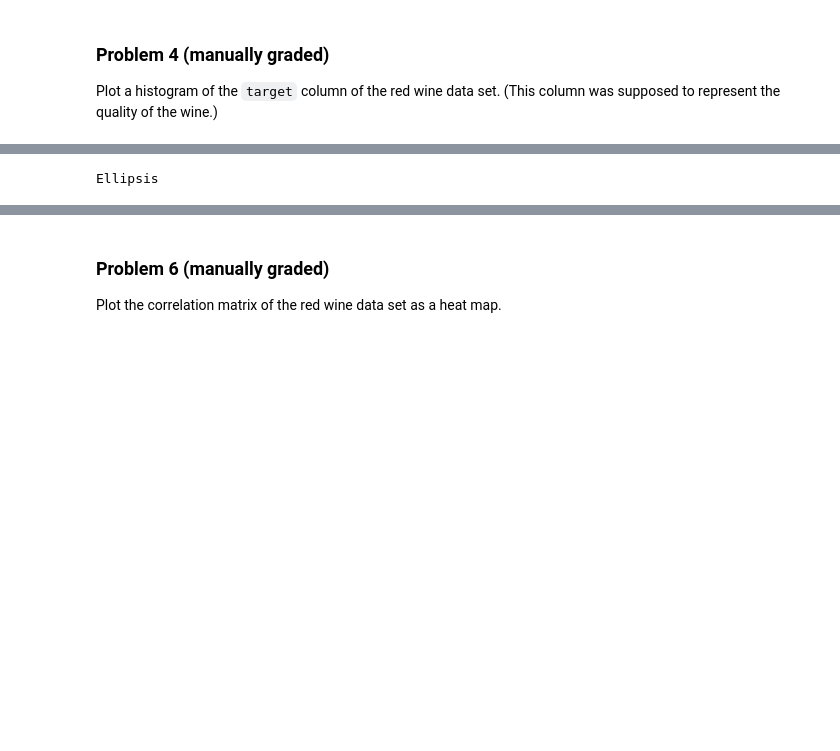
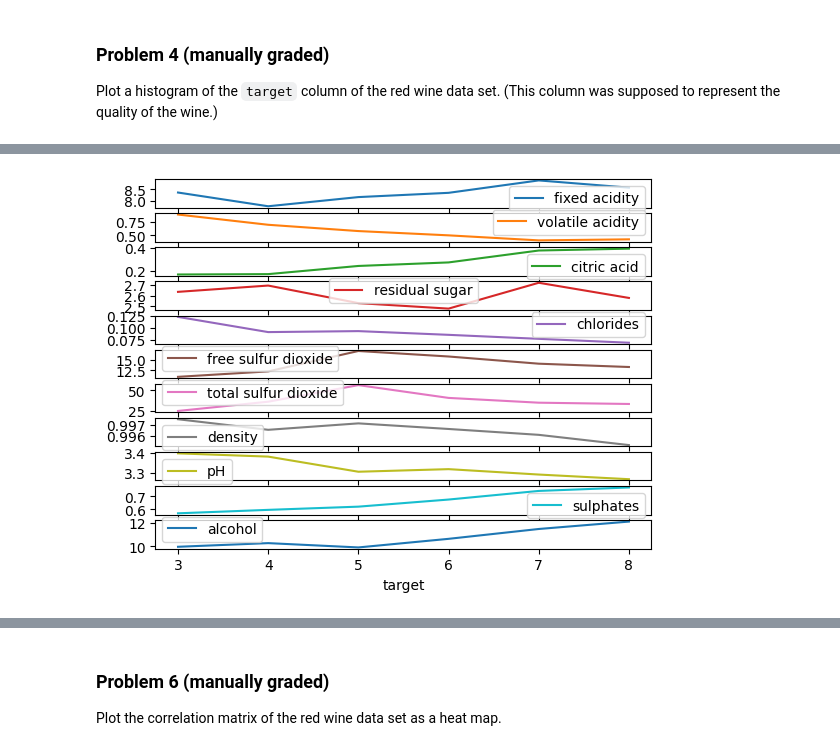
Before and after one commit to JonG-2025/dx602-homework-10, a Jupyter notebook: homework.ipynb, the cells around one changed output, grey strips where cells are left out. Cells and saved outputs as stored; diff of their text form; code cells hidden in the pictures; blank space fills up the shorter version.

```diff
--- a/homework.ipynb
+++ b/homework.ipynb
@@ -111,12 +112,13 @@ In the video "Using Subplots with Pandas", the following chart plotted the avera
 Reproduce that chart with the red wine data set using its target column instead.
 
 ![](embedded-picture-1)
-# %%
-# YOUR CHANGES HERE
-
-...
-# %% [output]
-Ellipsis
+# %%
+# YOUR CHANGES HERE
+
+red_wine.groupby('target').mean(numeric_only=True).plot(subplots=True)
+plt.show()
+# %% [output]
+[figure, added]
 # %% [markdown]
 <div style="page-break-after: always;"></div>
 # %% [markdown]
```
Also changed, not shown: parts of 1 cell of this notebook.
